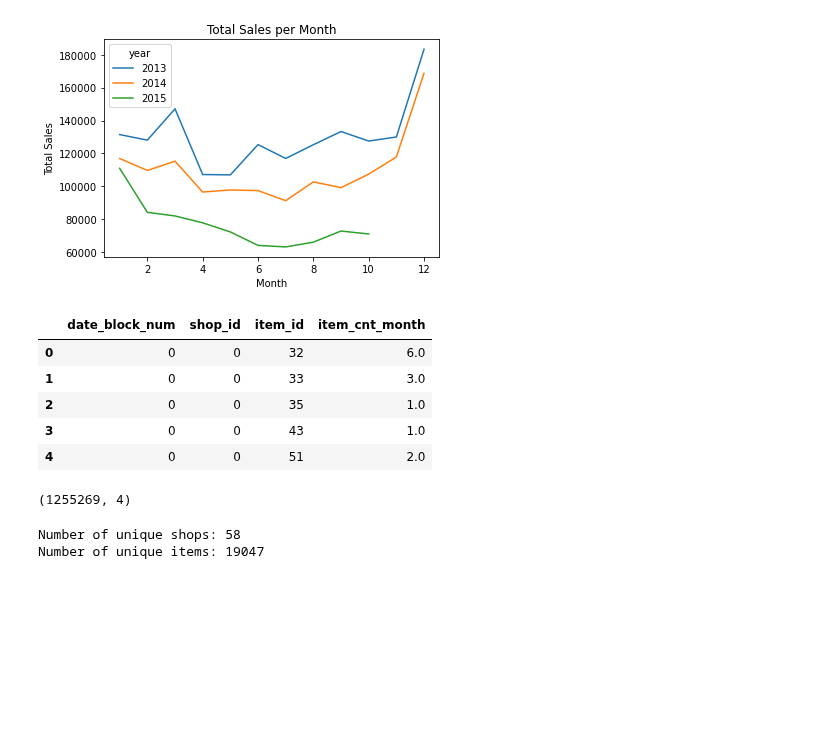
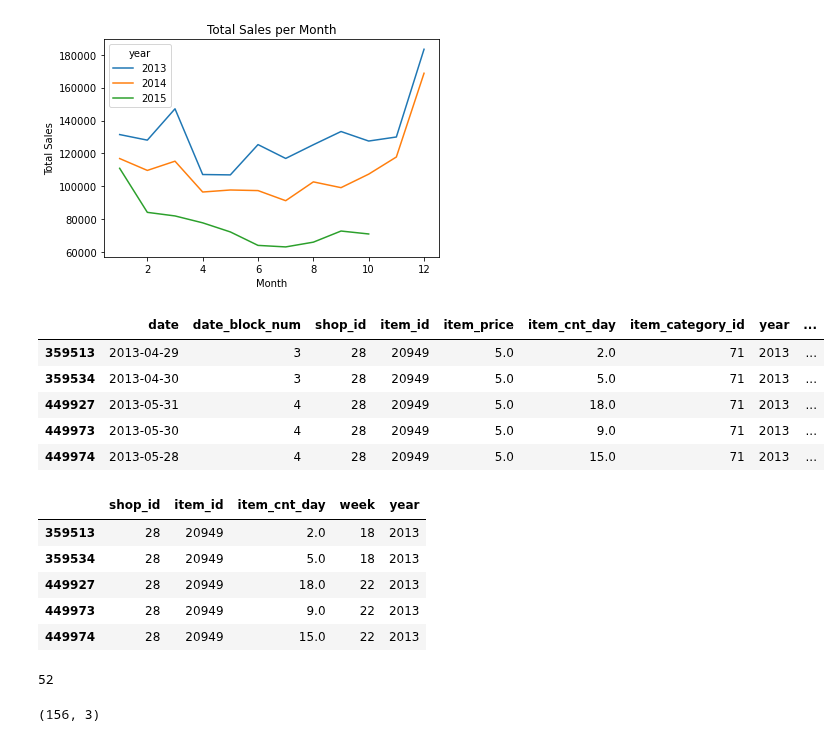
Before and after one commit to saurav1066/KaggleProjects, a Jupyter notebook: Predict future sales/predict.ipynb, the cells around one changed output. Drawn from its saved outputs; the diff is of its cells as text; code cells hidden in the pictures; blank space fills up the shorter version.

```diff
--- a/Predict future sales/predict.ipynb
+++ b/Predict future sales/predict.ipynb
@@ -116,6 +116,7 @@ plt.show()
 # getting year ansd month from the date column
 train_df['year'] = train_df['date'].dt.year
 train_df['month'] = train_df['date'].dt.month
+train_df['day'] = train_df['date'].dt.day_of_year
 train_df.head()
 # %% [output]
 |  | date | date_block_num | shop_id | item_id | item_price | item_cnt_day | item_category_id | year | ... |
@@ -133,32 +134,32 @@ plt.ylabel('Total Sales')
 plt.show()
 # %% [output]
 [figure]
-# %%
-# drop 2015 data
-train_df = train_df[train_df['date'].dt.year < 2015]
-# %%
-# replace negative values with 0
-train_df['item_cnt_day'] = train_df['item_cnt_day'].clip(0, 20)
-# %%
-# group the data based on month, year, shop_id and item_id
-train_df = train_df.groupby(['date_block_num', 'shop_id', 'item_id'], as_index=False).agg({'item_cnt_day': 'sum'})
-train_df.rename(columns={'item_cnt_day': 'item_cnt_month'}, inplace=True)
-train_df.head()
-# %% [output]
-|  | date_block_num | shop_id | item_id | item_cnt_month |
-| 0 | 0 | 0 | 32 | 6.0 |
-| 1 | 0 | 0 | 33 | 3.0 |
-| 2 | 0 | 0 | 35 | 1.0 |
-| 3 | 0 | 0 | 43 | 1.0 |
-| 4 | 0 | 0 | 51 | 2.0 |
-# %%
-train_df.shape
-# %% [output]
-(1255269, 4)
-# %%
-# print number of wunque shops and items
-print('Number of unique shops:', train_df['shop_id'].nunique())
-print('Number of unique items:', train_df['item_id'].nunique())
-# %% [output]
-Number of unique shops: 58
-Number of unique items: 19047
+# %%
+# create a new dataframe for shop 28 and item 20949
+shop_id = 28
+item_id = 20949
+shop_item_df = train_df[(train_df['shop_id'] == shop_id) & (train_df['item_id'] == item_id)]
+shop_item_df.head()
+# %% [output]
+|  | date | date_block_num | shop_id | item_id | item_price | item_cnt_day | item_category_id | year | ... |
+| 359513 | 2013-04-29 | 3 | 28 | 20949 | 5.0 | 2.0 | 71 | 2013 | ... |
+| 359534 | 2013-04-30 | 3 | 28 | 20949 | 5.0 | 5.0 | 71 | 2013 | ... |
+| 449927 | 2013-05-31 | 4 | 28 | 20949 | 5.0 | 18.0 | 71 | 2013 | ... |
+| 449973 | 2013-05-30 | 4 | 28 | 20949 | 5.0 | 9.0 | 71 | 2013 | ... |
+| 449974 | 2013-05-28 | 4 | 28 | 20949 | 5.0 | 15.0 | 71 | 2013 | ... |
+# %%
+# only keep shop id, item id, date_block_num and item_cnt_day columns,week and year
+shop_item_df = shop_item_df[['shop_id', 'item_id', 'item_cnt_day', 'week', 'year']]
+shop_item_df.head()
+# %% [output]
+|  | shop_id | item_id | item_cnt_day | week | year |
+| 359513 | 28 | 20949 | 2.0 | 18 | 2013 |
+| 359534 | 28 | 20949 | 5.0 | 18 | 2013 |
+| 449927 | 28 | 20949 | 18.0 | 22 | 2013 |
+| 449973 | 28 | 20949 | 9.0 | 22 | 2013 |
+| 449974 | 28 | 20949 | 15.0 | 22 | 2013 |
+# %%
+# check unmber of weeks
+shop_item_df['week'].nunique()
+# %% [output]
+52
@@ -164,0 +171,5 @@ Number of unique items: 19047
+# %%
+#chicking unique year and week
+shop_item_df.shape
+# %% [output]
+(156, 3)
```
Also changed, not shown: parts of 6 cells of this notebook, 1 other file.
